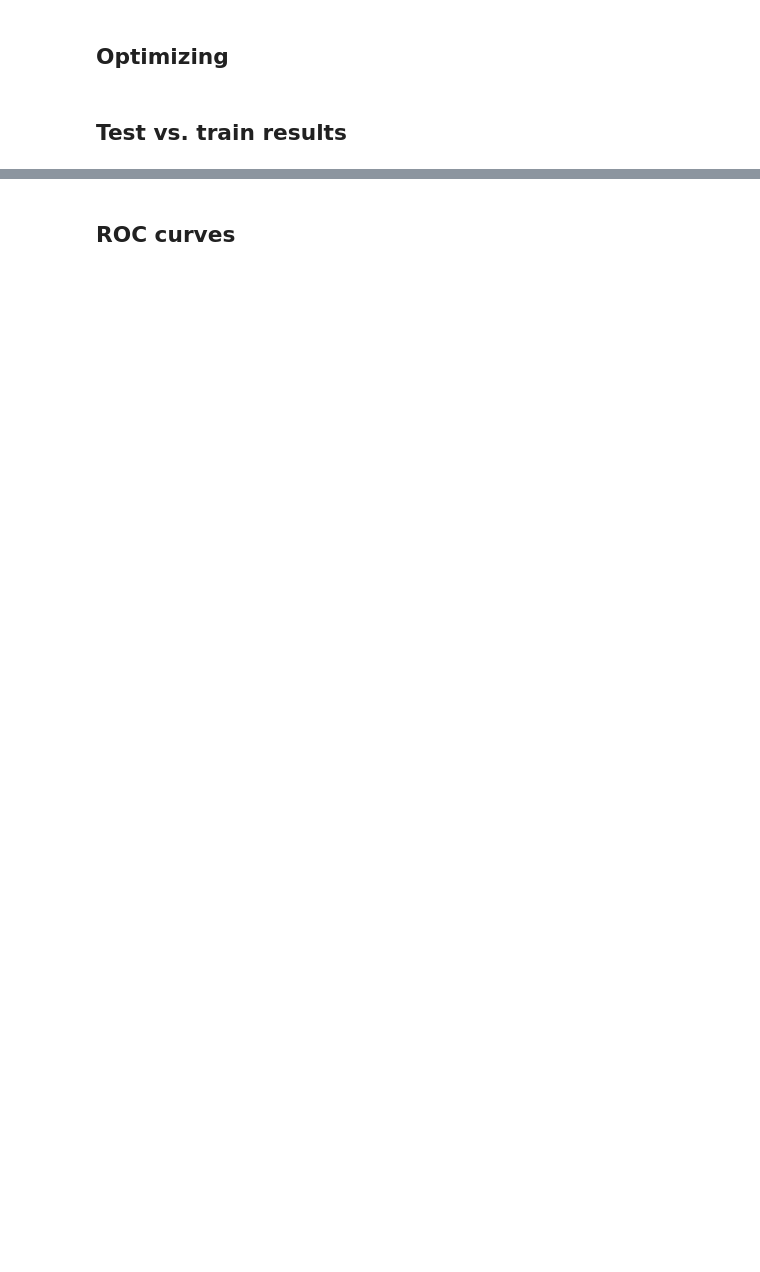
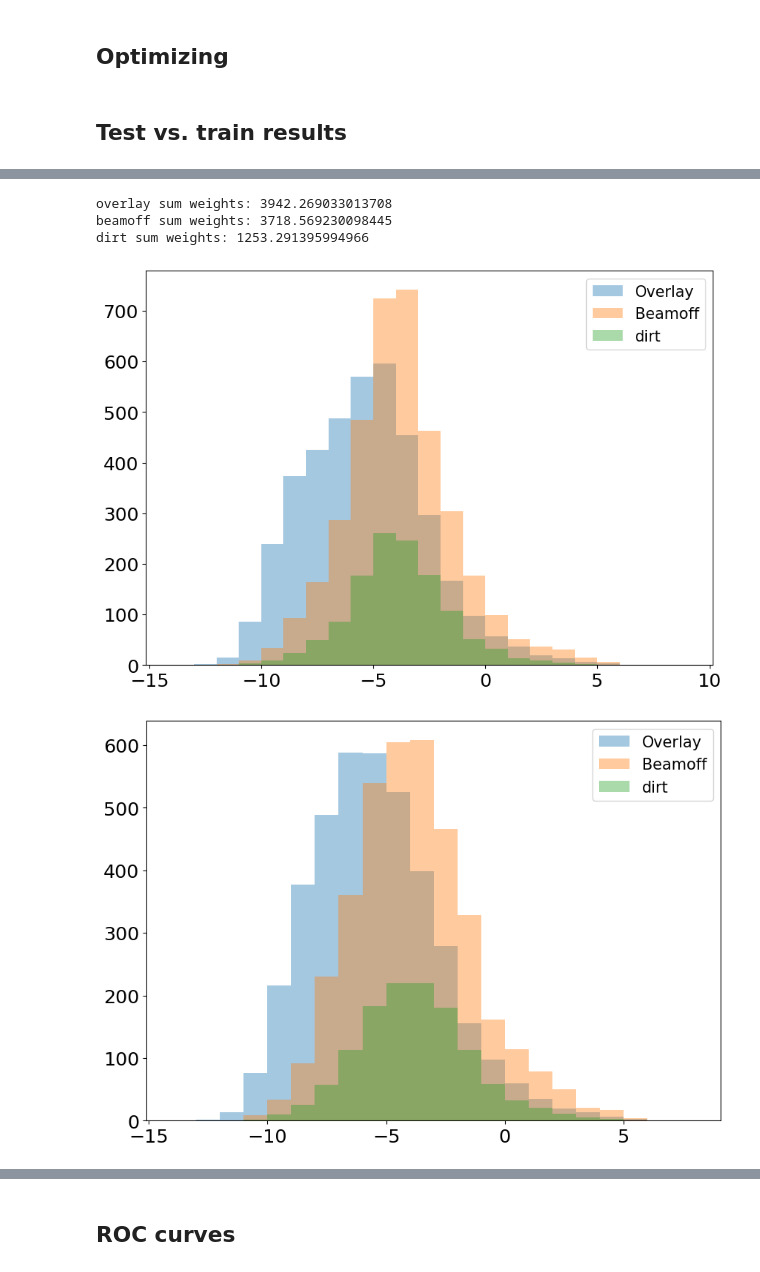
Before and after one commit to dmarsden01/uboone_HNL_analysis, a Jupyter notebook: 3_BDT_training_optimizing.ipynb, the cells around one changed output, grey strips where cells are left out. Cells and saved outputs as stored; diff of their text form; code cells hidden in the pictures; blank space fills up the shorter version.

```diff
--- a/3_BDT_training_optimizing.ipynb
+++ b/3_BDT_training_optimizing.ipynb
@@ -235,7 +291,7 @@ train_BDTs = input(f"Do you want to train new BDT models with names {BDT_name}?
 
 if train_BDTs == "y":
     Functions.Train_BDTs(Params, bdt_vars, BDT_name, xgb_train_dict, xgb_sig_test_dict, xgb_test_bkg, xgb_param, xgb_combined_test_dict,
-               progress, num_round = 150, early_stop=20)
+               progress, num_round = 150, early_stop=10)
     print("Finished all!")
 else: print("Not retraining BDTs")
 # %% [output]
@@ -255,0 +348,15 @@ Finished all!
+# %%
+#Using .pkl
+file_name = f"bdts/xgb_reg_{BDT_name}.pkl"
+
+# save
+pickle.dump(bdt_test_NEW, open(file_name, "wb"))
+
+# load
+xgb_model_loaded = pickle.load(open(file_name, "rb"))
+
+
+
+pkl_loaded_booster = json.loads(xgb_model_loaded.save_config())
+
+print(pkl_loaded_booster['learner']['gradient_booster']['dart_train_param'])
@@ -498,10 +674,12 @@ if Params["Load_pi0_signal"]==False: sample_type = "ee"
 if Params["Load_pi0_signal"]==True: sample_type = "pi0"
 
 for HNL_mass in sample_names:
-    bdt = xgboost.Booster()
+    # bdt = xgboost.Booster()
     if HNL_mass.split("_")[1] == "pi0": loc = "bdts/pi0_selection/"
     if HNL_mass.split("_")[1] == "ee": loc = "bdts/"
-    bdt.load_model(loc+Params["Run"]+f"_{HNL_mass}{BDT_name}.json")
+    # bdt.load_model(loc+Params["Run"]+f"_{HNL_mass}{BDT_name}.json")
+    file_name = loc+Params["Run"]+f"_{HNL_mass}{BDT_name}.pkl"
+    bdt = pickle.load(open(file_name, "rb"))
 
     bdt_model_dict[HNL_mass] = bdt
 
@@ -523,4 +701,14 @@ for HNL_mass in sample_names:
     bins_dict[HNL_mass] = np.arange(low_edge_bkg, high_edge_sig)
 
 
+with open(loc+f"Training_fractions/{BDT_name}_"+Params["Run"], "rb") as fp:   # Unpickling
+    saved_train_fracs = pickle.load(fp)
+
+print(saved_train_fracs)
+
+param_info = json.loads(bdt.save_config()) #Assuming all BDTs trained with same params (should have been)
+print("Params used were: ")
+print(param_info['learner']['gradient_booster']['dart_train_param'])
+print(param_info['learner']['metrics'])
+print(param_info['learner']['objective'])
 print(bdt_model_dict.keys())
@@ -527,6 +723,7 @@ print(bdt_model_dict.keys())
 # %%
 reload(Functions)
-sample_norms = Functions.Get_sample_norms(Params, sample_names, 0.5, 0.5, 0.3)
+sample_norms = Functions.Get_sample_norms(Params, sample_names, saved_train_fracs["overlay"], saved_train_fracs["signal"],
+                                          saved_train_fracs["beamoff"], saved_train_fracs["dirtoverlay"])
 
 print(sample_norms)
 
@@ -537,0 +744,8 @@ Test_vs_train_plots(xgb_sig_test_dict, xgb_test_bkg, xgb_sig_train_dict, xgb_tra
+# %%
+bkg_test_dists(xgb_overlay, xgb_beamoff, xgb_dirt, bdt_model_dict, bins_dict, sample_norms)
+# %% [output]
+overlay sum weights: 3942.269033013708
+beamoff sum weights: 3718.569230098445
+dirt sum weights: 1253.291395994966
+[figure, added]
+[figure, added]
```
Also changed, not shown: parts of 28 cells of this notebook, 1 other file.
